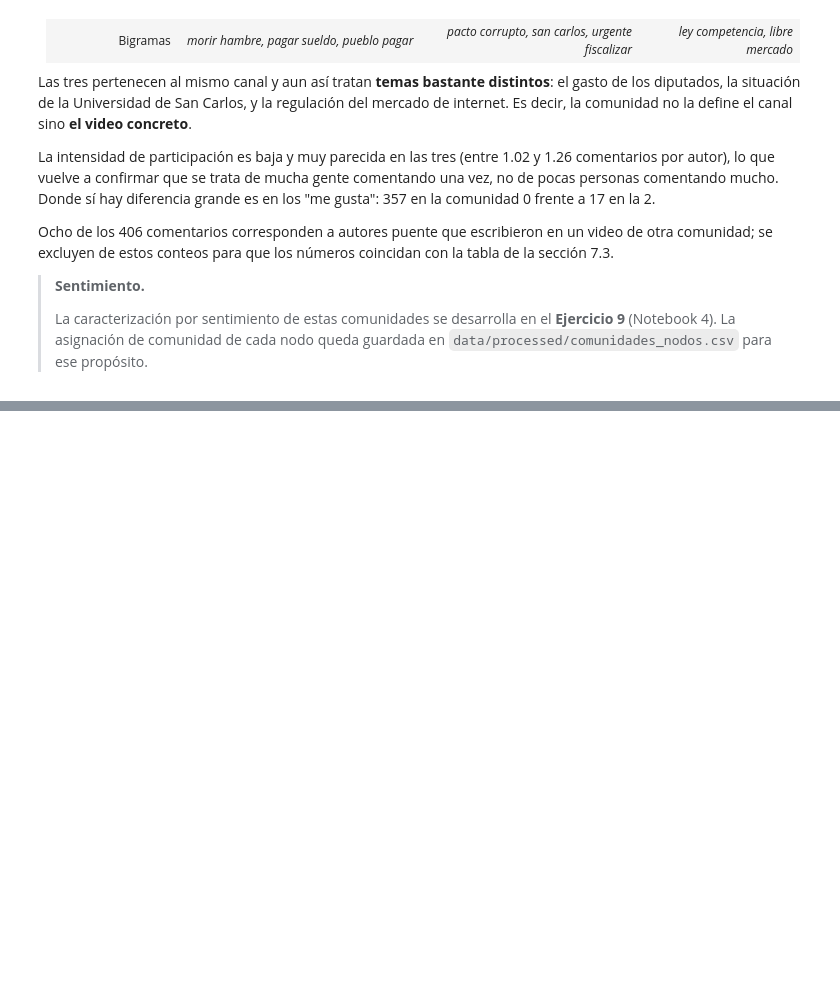
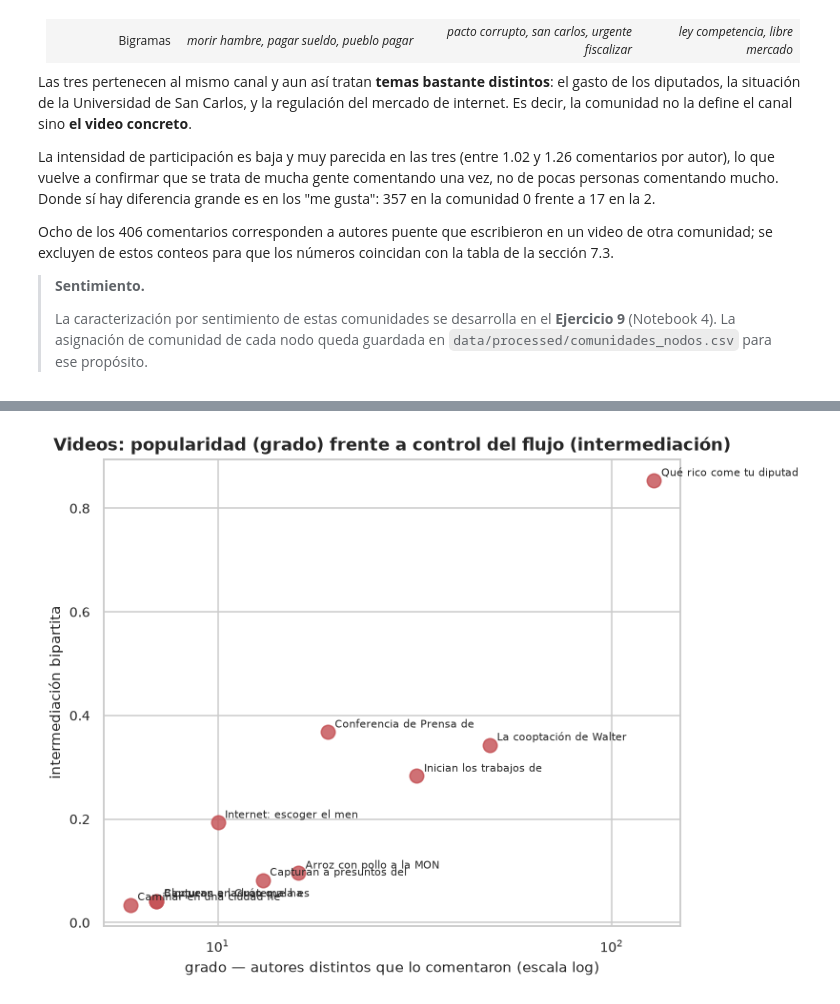
Before and after one commit to Tunchxz/CC3084-Laboratorio-6, a Jupyter notebook: notebooks/03_redes.ipynb, the cells around one changed output, grey strips where cells are left out. Saved outputs shown, nothing was run; the diff lists cells and outputs as text; code cells hidden in the pictures; blank space fills up the shorter version.

Commit message:
feat(notebooks): central and bridge nodes detection

```diff
--- a/notebooks/03_redes.ipynb
+++ b/notebooks/03_redes.ipynb
@@ -995,0 +1010,25 @@ Ocho de los 406 comentarios corresponden a autores puente que escribieron en un
+# %%
+# Las medidas basadas en caminos solo se definen dentro de una componente conexa.
+# Se calculan sobre la componente gigante y quedan como NaN fuera de ella: registrar 0
+# haría parecer periféricos a nodos cuya medida sencillamente no existe.
+autores_gigante = [n for n in gigante_B if tipo[n] == "autor"]
+
+centralidades = pd.DataFrame({
+    "grado_bip": nx.bipartite.degree_centrality(B, set(autores)),
+    "interm_bip": nx.bipartite.betweenness_centrality(gigante_B, autores_gigante),
+    "cercania_bip": nx.bipartite.closeness_centrality(gigante_B, autores_gigante),
+    "pagerank": nx.pagerank(B, weight="weight"),
+    "vector_propio": nx.eigenvector_centrality_numpy(gigante_B, weight="weight"),
+})
+centralidades.index.name = "node_id"
+centralidades = centralidades.reset_index()
+centralidades["tipo"] = centralidades["node_id"].map(tipo)
+centralidades["grado"] = centralidades["node_id"].map(dict(B.degree()))
+centralidades["etiqueta"] = centralidades["node_id"].map(
+    nodos.set_index("node_id")["etiqueta"].to_dict())
+
+centralidades.to_csv(DATA_PROCESSED / "centralidades.csv", index=False)
+print("Nodos totales:", len(centralidades))
+print("Con intermediación definida (componente gigante):", int(centralidades["interm_bip"].notna().sum()))
+print("Con intermediación NO definida (fuera de la gigante):", int(centralidades["interm_bip"].isna().sum()))
+print("guardado -> centralidades.csv")
@@ -995,0 +1083,6 @@ Ocho de los 406 comentarios corresponden a autores puente que escribieron en un
+# %%
+vista_videos = centralidades[centralidades["tipo"] == "video"].copy()
+vista_videos["etiqueta"] = vista_videos["etiqueta"].str.slice(0, 34)
+vista_videos.sort_values("interm_bip", ascending=False)[
+    ["etiqueta", "grado", "grado_bip", "interm_bip", "cercania_bip", "pagerank", "vector_propio"]
+].round(4)
@@ -995,0 +1107,15 @@ Ocho de los 406 comentarios corresponden a autores puente que escribieron en un
+# %%
+fig, ax = plt.subplots(figsize=(7.5, 5.5))
+v = vista_videos.dropna(subset=["interm_bip"])
+ax.scatter(v["grado"], v["interm_bip"], s=90, alpha=0.8, color="#C44E52")
+for _, f in v.iterrows():
+    ax.annotate(f["etiqueta"][:24], (f["grado"], f["interm_bip"]),
+                fontsize=7, xytext=(5, 3), textcoords="offset points")
+ax.set_xscale("log")
+ax.set_title("Videos: popularidad (grado) frente a control del flujo (intermediación)")
+ax.set_xlabel("grado — autores distintos que lo comentaron (escala log)")
+ax.set_ylabel("intermediación bipartita")
+plt.tight_layout()
+plt.show()
+# %% [output]
+[figure, added]
```
Also changed, not shown: parts of 14 cells of this notebook.
